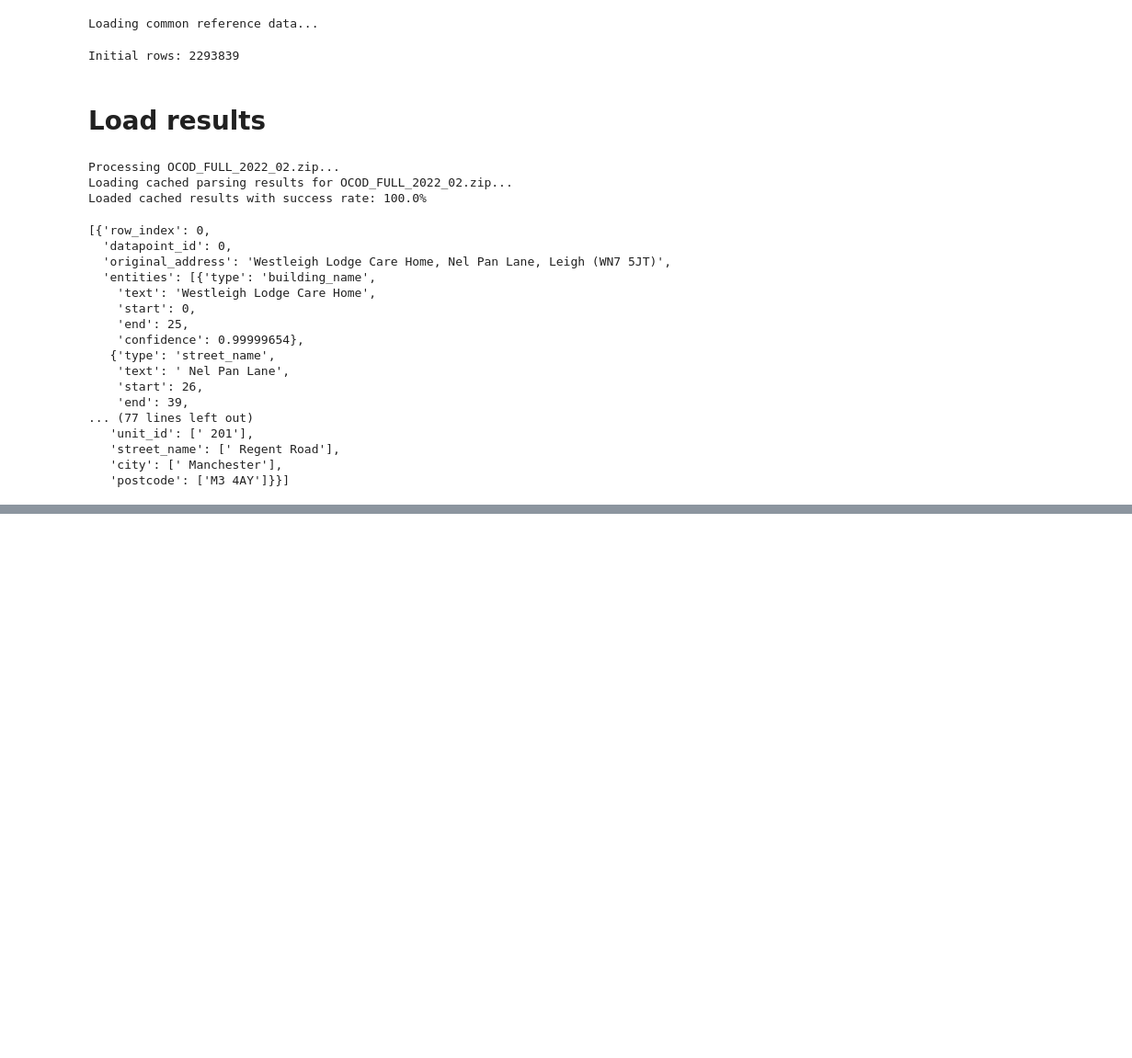
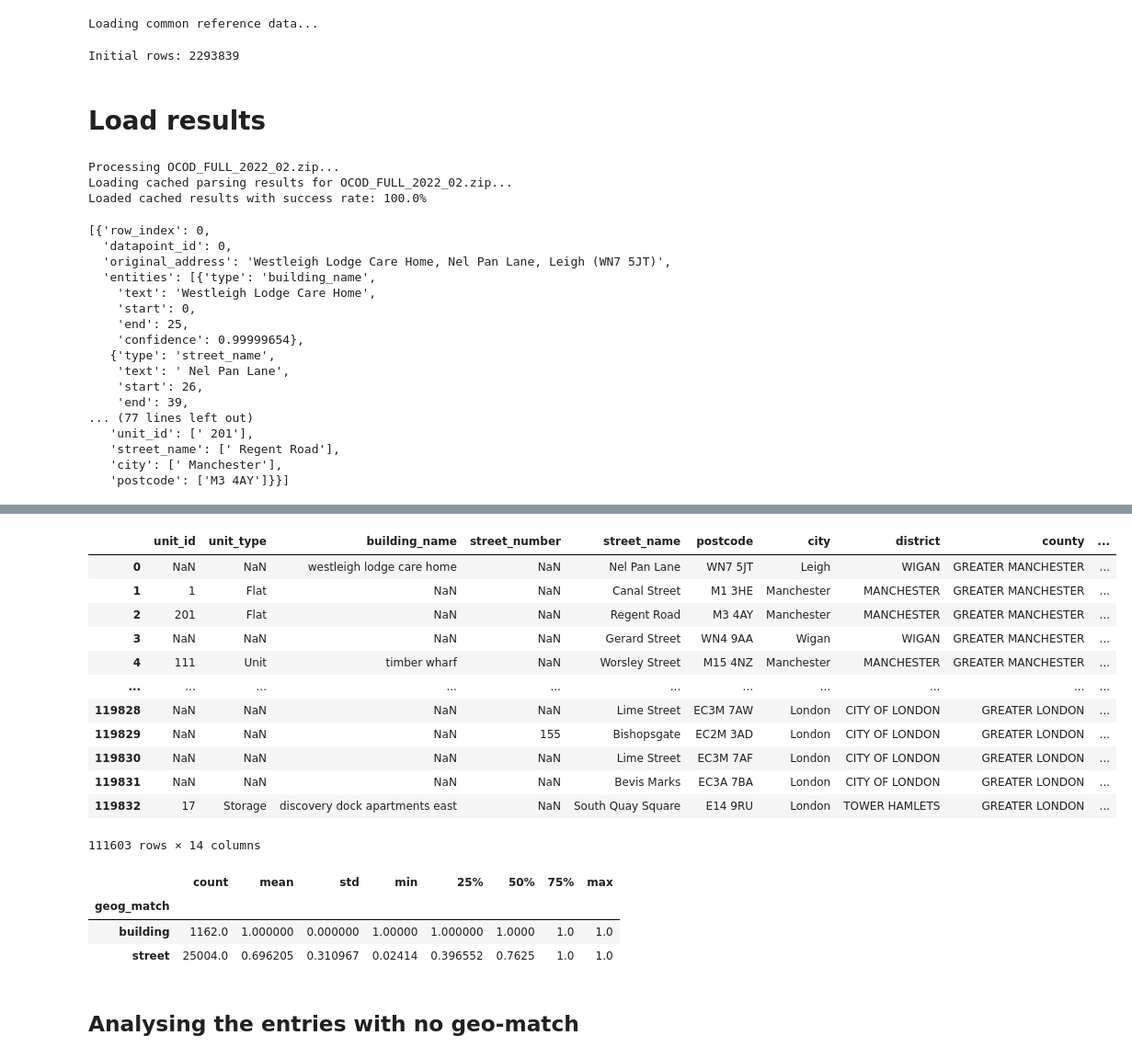
Before and after one commit to JonnoB/enhance_ocod, a Jupyter notebook: notebooks/new_address_parser.ipynb, the cells around one changed output, grey strips where cells are left out. Shown at 92% size. Saved outputs shown, nothing was run; the diff lists cells and outputs as text; code cells hidden in the pictures; blank space fills up the shorter version.

```diff
--- a/notebooks/new_address_parser.ipynb
+++ b/notebooks/new_address_parser.ipynb
@@ -905,0 +597,29 @@ Parsed Addresses:
+# %%
+processed_addresses_df = process_addresses(results['results'])
+
+post_processed_data = processed_addresses_df.merge(
+    ocod_data, how="left", left_on="datapoint_id", right_index=True
+)[
+        [
+            "title_number",
+            "tenure",
+            "unit_id",
+            "unit_type",
+            "number_filter",
+            "building_name",
+            "street_number",
+            "street_name",
+            "postcode",
+            "city",
+            "district",
+            "county",
+            "region",
+            "price_paid",
+            "property_address",
+            "country_incorporated",
+        ]
+    ]
+
+post_processed_data["postcode"] = post_processed_data["postcode"].str.upper()
+
+post_processed_data
@@ -905,0 +702,7 @@ Parsed Addresses:
+# %%
+pre_process_ocod = add_geographic_metadata(post_processed_data, postcode_district_lookup)
+# %%
+building_gazetteer = pd.read_parquet('/teamspace/studios/this_studio/enhance_ocod/data/gazeteer/building_gazeteer.parquet')
+building_gazetteer['fraction'] = 1
+district_gazetteer = pd.read_parquet('/teamspace/studios/this_studio/enhance_ocod/data/gazeteer/district_gazetteer.parquet')
+street_gazetteer = pd.read_parquet('/teamspace/studios/this_studio/enhance_ocod/data/gazeteer/street_gazetteer.parquet')
@@ -905,0 +836,32 @@ Parsed Addresses:
+# %%
+pre_process_ocod2 = pre_process_ocod
+pre_process_ocod2['building_name'] = pre_process_ocod2['building_name'].str.lower()
+pre_process_ocod2['street_name2'] = pre_process_ocod2['street_name2'].str.lower()
+enhanced  =  enhance_ocod_with_gazetteers(pre_process_ocod2, building_gazetteer, district_gazetteer, street_gazetteer)
+# %%
+enhanced.loc[enhanced['lsoa11cd'].notna(), ['unit_id', 'unit_type', 'building_name', 'street_number', 'street_name',
+       'postcode', 'city', 'district', 'county', 'region', 'price_paid',
+       'property_address', 'geog_match', 'match_prob']]
+# %% [output]
+|  | unit_id | unit_type | building_name | street_number | street_name | postcode | city | district | county | ... |
+| 0 | NaN | NaN | westleigh lodge care home | NaN | Nel Pan Lane | WN7 5JT | Leigh | WIGAN | GREATER MANCHESTER | ... |
+| 1 | 1 | Flat | NaN | NaN | Canal Street | M1 3HE | Manchester | MANCHESTER | GREATER MANCHESTER | ... |
+| 2 | 201 | Flat | NaN | NaN | Regent Road | M3 4AY | Manchester | MANCHESTER | GREATER MANCHESTER | ... |
+| 3 | NaN | NaN | NaN | NaN | Gerard Street | WN4 9AA | Wigan | WIGAN | GREATER MANCHESTER | ... |
+| 4 | 111 | Unit | timber wharf | NaN | Worsley Street | M15 4NZ | Manchester | MANCHESTER | GREATER MANCHESTER | ... |
+| ... | ... | ... | ... | ... | ... | ... | ... | ... | ... | ... |
+| 119828 | NaN | NaN | NaN | NaN | Lime Street | EC3M 7AW | London | CITY OF LONDON | GREATER LONDON | ... |
+| 119829 | NaN | NaN | NaN | 155 | Bishopsgate | EC2M 3AD | London | CITY OF LONDON | GREATER LONDON | ... |
+| 119830 | NaN | NaN | NaN | NaN | Lime Street | EC3M 7AF | London | CITY OF LONDON | GREATER LONDON | ... |
+| 119831 | NaN | NaN | NaN | NaN | Bevis Marks | EC3A 7BA | London | CITY OF LONDON | GREATER LONDON | ... |
+| 119832 | 17 | Storage | discovery dock apartments east | NaN | South Quay Square | E14 9RU | London | TOWER HAMLETS | GREATER LONDON | ... |
+111603 rows × 14 columns
+# %%
+enhanced.groupby('geog_match')['match_prob'].describe()
+# %% [output]
+|  | count | mean | std | min | 25% | 50% | 75% | max |
+| geog_match |  |  |  |  |  |  |  |  |
+| building | 1162.0 | 1.000000 | 0.000000 | 1.00000 | 1.000000 | 1.0000 | 1.0 | 1.0 |
+| street | 25004.0 | 0.696205 | 0.310967 | 0.02414 | 0.396552 | 0.7625 | 1.0 | 1.0 |
+# %% [markdown]
+## Analysing the entries with no geo-match
```
Also changed, not shown: parts of 25 cells of this notebook, 3 other files.
